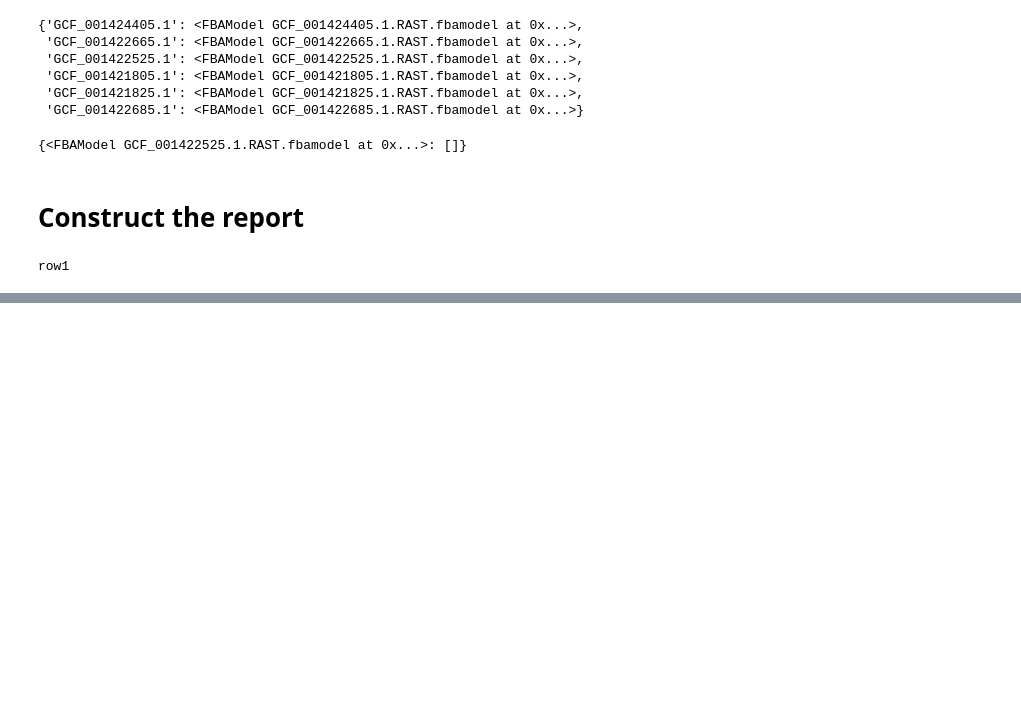
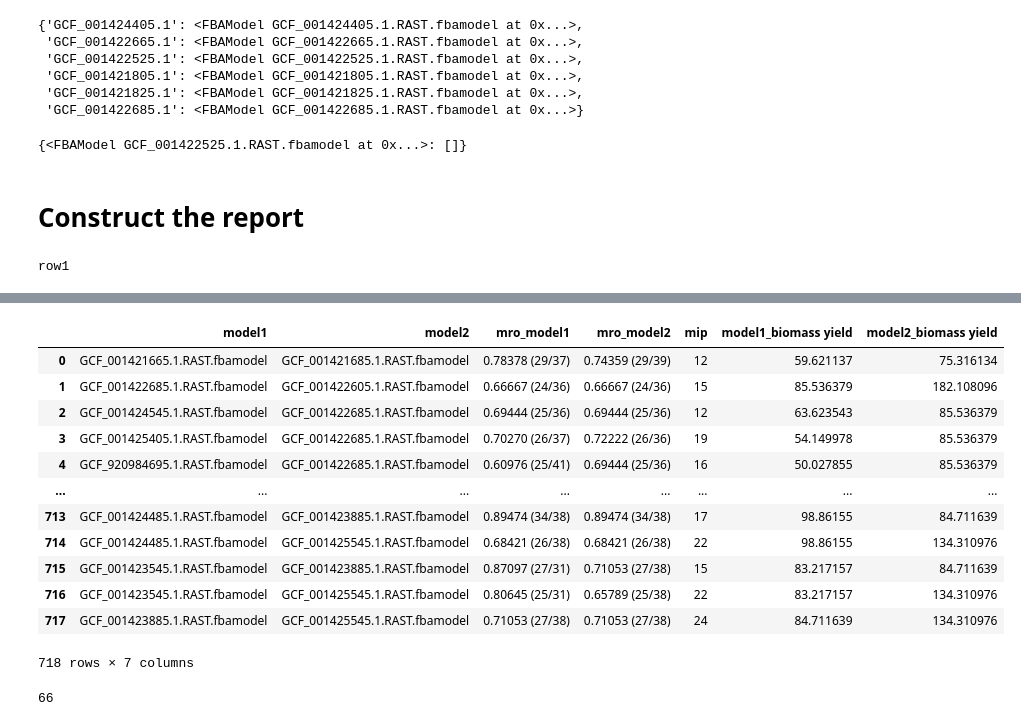
Before and after one commit to dtriadis/ModelSEEDpy, a Jupyter notebook: examples/Community Modeling/smetana/arabadoptsis_negative_pairs.ipynb, the cells around one changed output, grey strips where cells are left out. Cells and saved outputs as stored; diff of their text form; code cells hidden in the pictures; blank space fills up the shorter version.

```diff
--- a/examples/Community Modeling/smetana/arabadoptsis_negative_pairs.ipynb
+++ b/examples/Community Modeling/smetana/arabadoptsis_negative_pairs.ipynb
@@ -245,0 +264,23 @@ Examining the 66 model pairs
+# %%
+from pandas import read_csv, concat
+negative_interactions = read_csv("SMETANA_report.csv").drop(["Unnamed: 0", "comm_biomass yield"], axis=1)
+total_interactions = concat([negative_interactions, striped_df], axis=0, ignore_index=True)
+total_interactions
+# %% [output]
+|  | model1 | model2 | mro_model1 | mro_model2 | mip | model1_biomass yield | model2_biomass yield |
+| 0 | GCF_001421665.1.RAST.fbamodel | GCF_001421685.1.RAST.fbamodel | 0.78378 (29/37) | 0.74359 (29/39) | 12 | 59.621137 | 75.316134 |
+| 1 | GCF_001422685.1.RAST.fbamodel | GCF_001422605.1.RAST.fbamodel | 0.66667 (24/36) | 0.66667 (24/36) | 15 | 85.536379 | 182.108096 |
+| 2 | GCF_001424545.1.RAST.fbamodel | GCF_001422685.1.RAST.fbamodel | 0.69444 (25/36) | 0.69444 (25/36) | 12 | 63.623543 | 85.536379 |
+| 3 | GCF_001425405.1.RAST.fbamodel | GCF_001422685.1.RAST.fbamodel | 0.70270 (26/37) | 0.72222 (26/36) | 19 | 54.149978 | 85.536379 |
+| 4 | GCF_920984695.1.RAST.fbamodel | GCF_001422685.1.RAST.fbamodel | 0.60976 (25/41) | 0.69444 (25/36) | 16 | 50.027855 | 85.536379 |
+| ... | ... | ... | ... | ... | ... | ... | ... |
+| 713 | GCF_001424485.1.RAST.fbamodel | GCF_001423885.1.RAST.fbamodel | 0.89474 (34/38) | 0.89474 (34/38) | 17 | 98.86155 | 84.711639 |
+| 714 | GCF_001424485.1.RAST.fbamodel | GCF_001425545.1.RAST.fbamodel | 0.68421 (26/38) | 0.68421 (26/38) | 22 | 98.86155 | 134.310976 |
+| 715 | GCF_001423545.1.RAST.fbamodel | GCF_001423885.1.RAST.fbamodel | 0.87097 (27/31) | 0.71053 (27/38) | 15 | 83.217157 | 84.711639 |
+| 716 | GCF_001423545.1.RAST.fbamodel | GCF_001425545.1.RAST.fbamodel | 0.80645 (25/31) | 0.65789 (25/38) | 22 | 83.217157 | 134.310976 |
+| 717 | GCF_001423885.1.RAST.fbamodel | GCF_001425545.1.RAST.fbamodel | 0.71053 (27/38) | 0.71053 (27/38) | 24 | 84.711639 | 134.310976 |
+718 rows × 7 columns
+# %%
+len(other_mets)
+# %% [output]
+66
```
Also changed, not shown: parts of 3 cells of this notebook, 6 other files.
